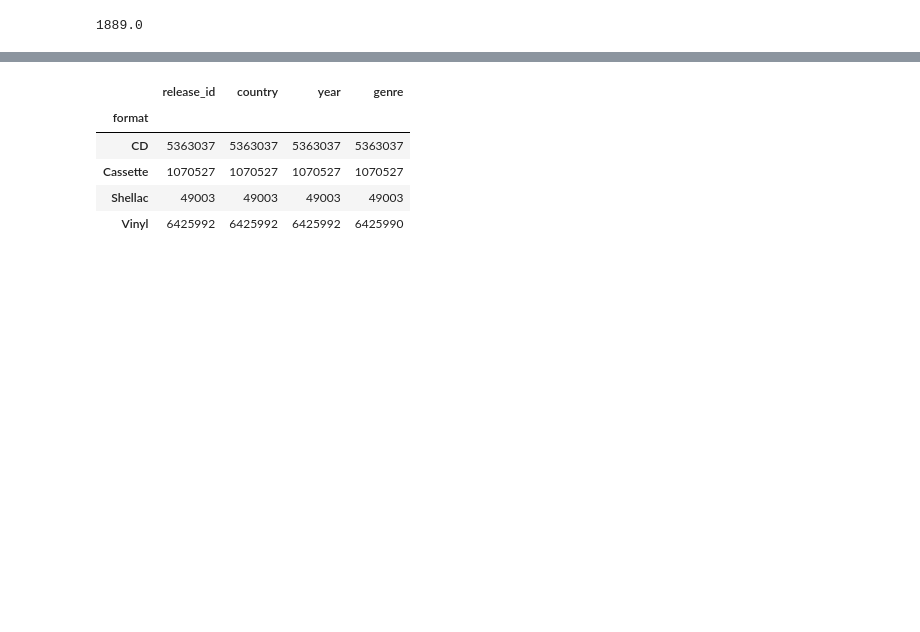
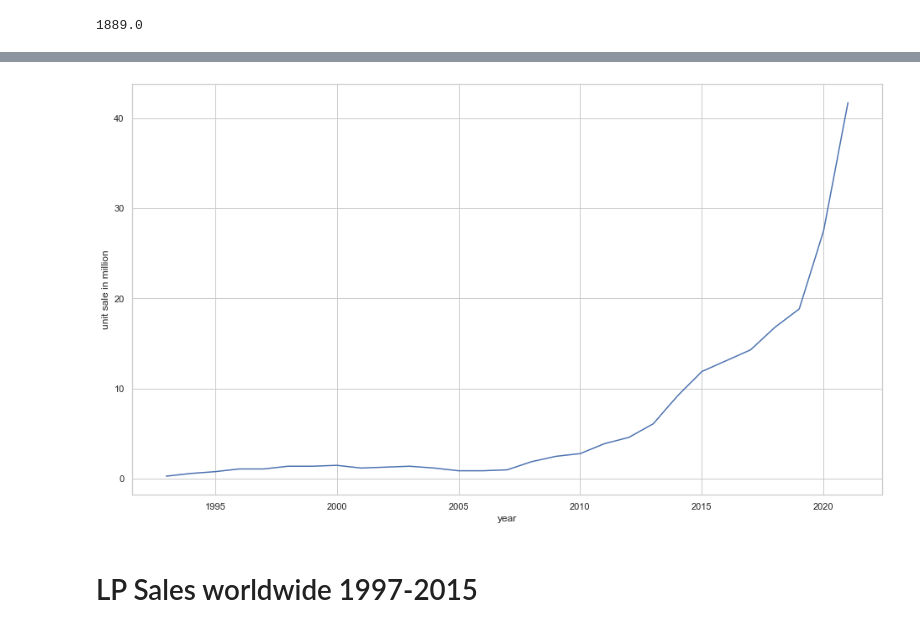
Before and after one commit to KirbyDream/Final_project--Music-business-landscape-analysis, a Jupyter notebook: introduction.ipynb, the cells around one changed output, grey strips where cells are left out. Cells and saved outputs as stored; diff of their text form; code cells hidden in the pictures; blank space fills up the shorter version.

```diff
--- a/introduction.ipynb
+++ b/introduction.ipynb
@@ -202,9 +166,4 @@ df_test["format"]
-# %%
-global_release
-# %% [output]
-|  | release_id | country | year | genre |
-| format |  |  |  |  |
-| CD | 5363037 | 5363037 | 5363037 | 5363037 |
-| Cassette | 1070527 | 1070527 | 1070527 | 1070527 |
-| Shellac | 49003 | 49003 | 49003 | 49003 |
-| Vinyl | 6425992 | 6425992 | 6425992 | 6425990 |
+# %%
+sns.lineplot( x = "year",y = "unit sale in million", data = lp_sales_unit_df);
+# %% [output]
+[figure, added]
@@ -210,0 +172,2 @@ global_release
+# %% [markdown]
+# LP Sales worldwide 1997-2015
```
Also changed, not shown: parts of 44 cells of this notebook, 1 other file.
